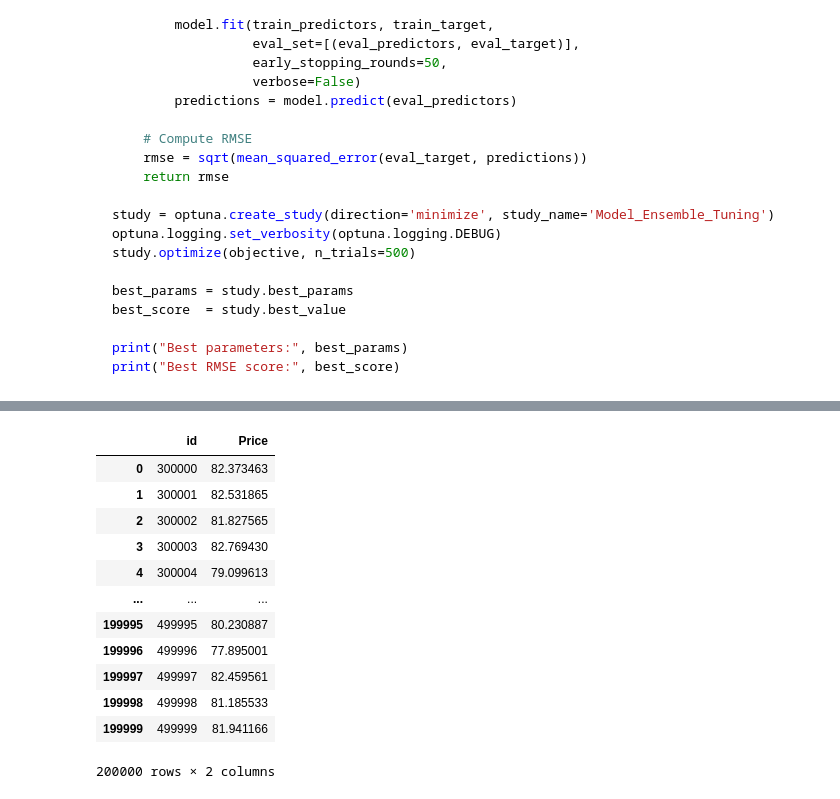
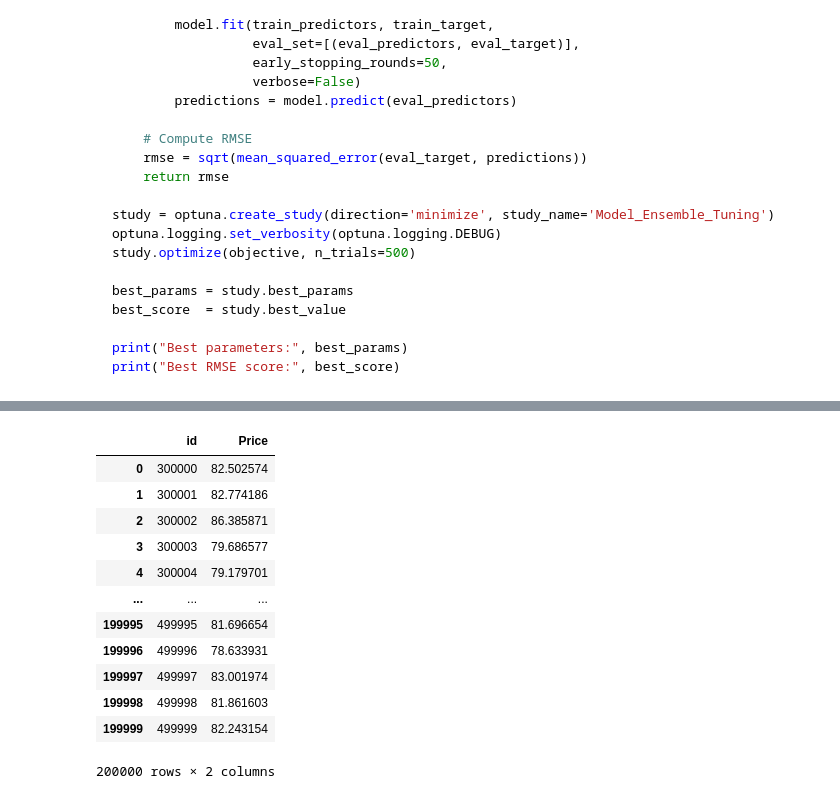
Before and after one commit to Oleksiy-Zhukov/Kaggle-Competitions, a Jupyter notebook: PS/S5E2/backpack-prediction-eda-baseline.ipynb, the cells around one changed output, grey strips where cells are left out. Cells and saved outputs as stored; diff of their text form; code cells hidden in the pictures.

Commit message:
Kaggle Notebook | 🎒 Backpack Price Prediction: EDA -> Ensemble 🚀  | Version 16

```diff
--- a/PS/S5E2/backpack-prediction-eda-baseline.ipynb
+++ b/PS/S5E2/backpack-prediction-eda-baseline.ipynb
@@ -1114,20 +1120,30 @@ plt.show()
-# %%
-sub = pd.read_csv(sub_PATH)
-sub[f'{target}'] = test_pred_total
-
-sub.to_csv('submission.csv', index=False)
-sub
-# %% [output]
-|  | id | Price |
-| 0 | 300000 | 82.373463 |
-| 1 | 300001 | 82.531865 |
-| 2 | 300002 | 81.827565 |
-| 3 | 300003 | 82.769430 |
-| 4 | 300004 | 79.099613 |
-| ... | ... | ... |
-| 199995 | 499995 | 80.230887 |
-| 199996 | 499996 | 77.895001 |
-| 199997 | 499997 | 82.459561 |
-| 199998 | 499998 | 81.185533 |
-| 199999 | 499999 | 81.941166 |
-200000 rows × 2 columns
+# %%
+sub = pd.read_csv(sub_PATH)
+#sub[f'{target}'] = test_pred_total
+
+# public solutions
+SAE_TE_XGB = pd.read_csv("/kaggle/input/s5e2-sae-te-xgb/submission.csv")
+ps_A_XGB = pd.read_csv("/kaggle/input/ps-s5e2-hyperspace-as-feats-a-xgboost-lightgbm/submission.csv")
+
+ps_A_XGB.columns = ps_A_XGB.columns.str.strip()
+SAE_TE_XGB.columns = SAE_TE_XGB.columns.str.strip()
+
+
+sub['Price'] = ps_A_XGB['Price'] * 0.2 + SAE_TE_XGB['Price'] * 0.4 + test_pred_total * 0.4
+
+sub.to_csv('submission.csv', index=False)
+sub
+# %% [output]
+|  | id | Price |
+| 0 | 300000 | 82.502574 |
+| 1 | 300001 | 82.774186 |
+| 2 | 300002 | 86.385871 |
+| 3 | 300003 | 79.686577 |
+| 4 | 300004 | 79.179701 |
+| ... | ... | ... |
+| 199995 | 499995 | 81.696654 |
+| 199996 | 499996 | 78.633931 |
+| 199997 | 499997 | 83.001974 |
+| 199998 | 499998 | 81.861603 |
+| 199999 | 499999 | 82.243154 |
+200000 rows × 2 columns
```
Also changed, not shown: parts of 2 cells of this notebook.
